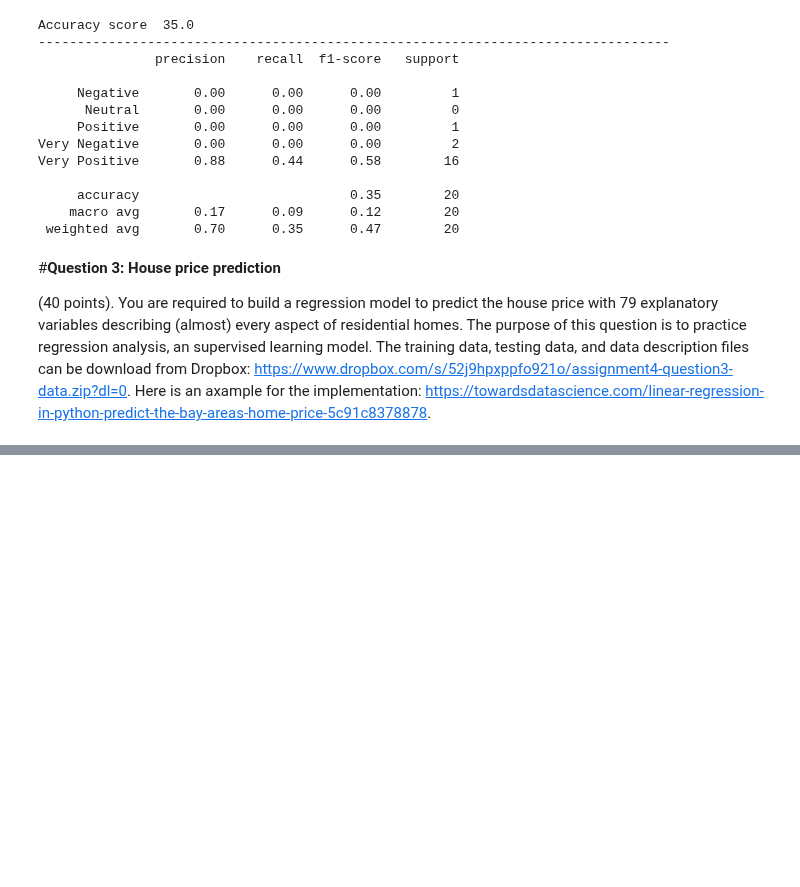
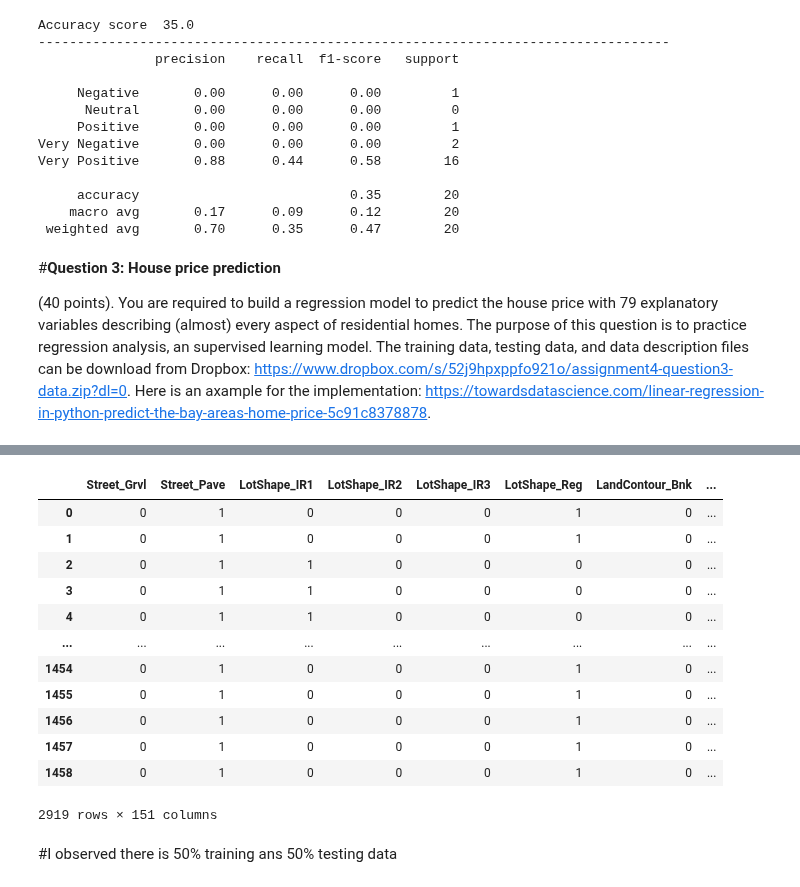
Before and after one commit to akhiltabjula/ComputationalMethodsForInformationSystems, a Jupyter notebook: AssignmentFour.ipynb, the cells around one changed output, grey strips where cells are left out. Drawn from its saved outputs; the diff is of its cells as text; code cells hidden in the pictures; blank space fills up the shorter version.

```diff
--- a/AssignmentFour.ipynb
+++ b/AssignmentFour.ipynb
@@ -567,0 +632,29 @@ Very Positive       0.88      0.44      0.58        16
+# %%
+test = final_df.head(1)
+string_values = list()
+numeric_values = list()
+for i in test.columns:
+  if(type(test[i].values[0])== str):
+    string_values.append(i)
+  else:
+    numeric_values.append(i)
+# %%
+temp = pd.get_dummies(final_df[string_values],columns=string_values)
+# %%
+final_df = pd.concat([temp,final_df[numeric_values]],axis=1)
+# %%
+final_df
+# %% [output]
+|  | Street_Grvl | Street_Pave | LotShape_IR1 | LotShape_IR2 | LotShape_IR3 | LotShape_Reg | LandContour_Bnk | ... |
+| 0 | 0 | 1 | 0 | 0 | 0 | 1 | 0 | ... |
+| 1 | 0 | 1 | 0 | 0 | 0 | 1 | 0 | ... |
+| 2 | 0 | 1 | 1 | 0 | 0 | 0 | 0 | ... |
+| 3 | 0 | 1 | 1 | 0 | 0 | 0 | 0 | ... |
+| 4 | 0 | 1 | 1 | 0 | 0 | 0 | 0 | ... |
+| ... | ... | ... | ... | ... | ... | ... | ... | ... |
+| 1454 | 0 | 1 | 0 | 0 | 0 | 1 | 0 | ... |
+| 1455 | 0 | 1 | 0 | 0 | 0 | 1 | 0 | ... |
+| 1456 | 0 | 1 | 0 | 0 | 0 | 1 | 0 | ... |
+| 1457 | 0 | 1 | 0 | 0 | 0 | 1 | 0 | ... |
+| 1458 | 0 | 1 | 0 | 0 | 0 | 1 | 0 | ... |
+2919 rows × 151 columns
@@ -567,0 +666,2 @@ Very Positive       0.88      0.44      0.58        16
+# %% [markdown]
+#I observed there is 50% training ans 50% testing data
```
Also changed, not shown: parts of 20 cells of this notebook.
